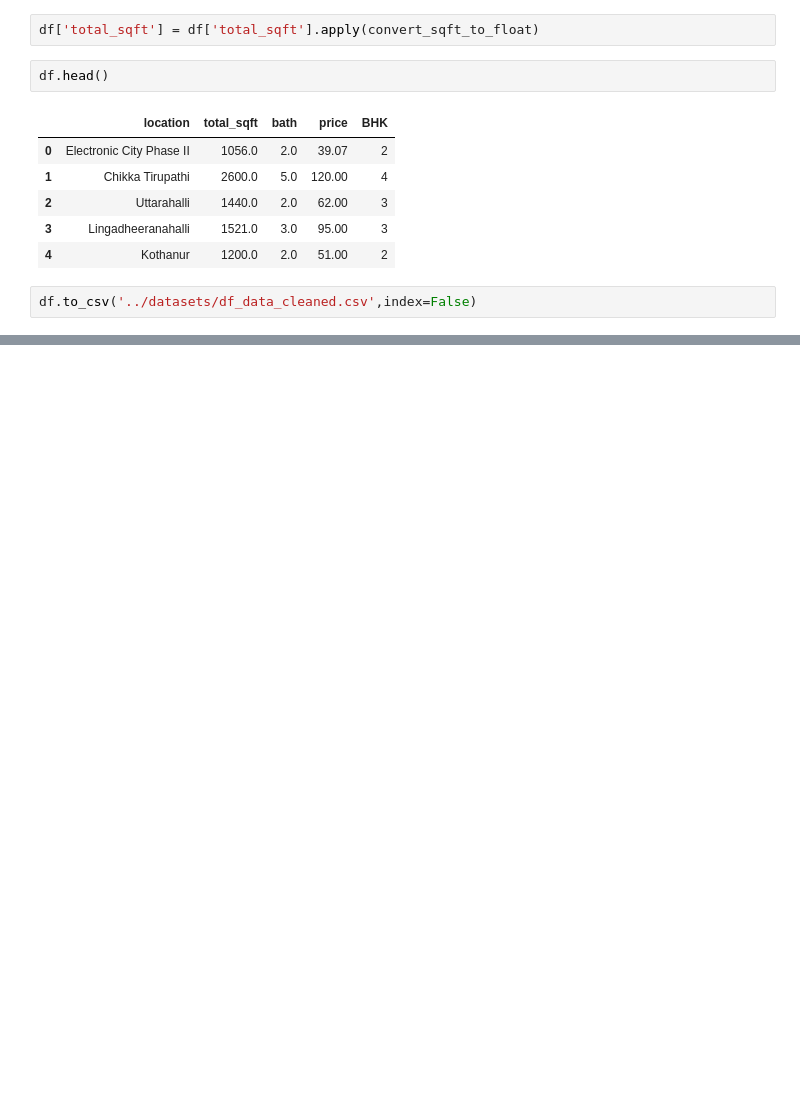
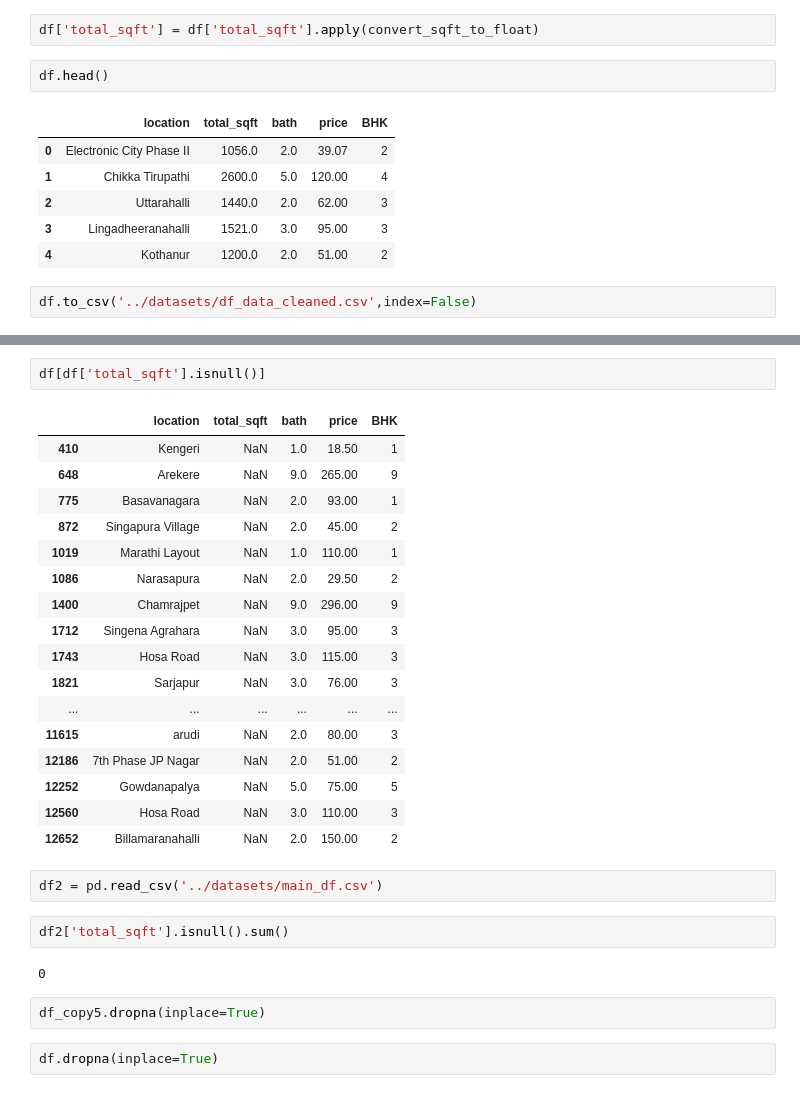
Before and after one commit to BKAPADIA04/Bangalore_House_Price_Prediction_Regression, a Jupyter notebook: code/data_cleaning.ipynb, the cells around one changed output, grey strips where cells are left out. Saved outputs shown, nothing was run; the diff lists cells and outputs as text; blank space fills up the shorter version.

```diff
--- a/code/data_cleaning.ipynb
+++ b/code/data_cleaning.ipynb
@@ -394,0 +399,30 @@ df.to_csv('../datasets/df_data_cleaned.csv',index=False)
+# %%
+df[df['total_sqft'].isnull()]
+# %% [output]
+|  | location | total_sqft | bath | price | BHK |
+| 410 | Kengeri | NaN | 1.0 | 18.50 | 1 |
+| 648 | Arekere | NaN | 9.0 | 265.00 | 9 |
+| 775 | Basavanagara | NaN | 2.0 | 93.00 | 1 |
+| 872 | Singapura Village | NaN | 2.0 | 45.00 | 2 |
+| 1019 | Marathi Layout | NaN | 1.0 | 110.00 | 1 |
+| 1086 | Narasapura | NaN | 2.0 | 29.50 | 2 |
+| 1400 | Chamrajpet | NaN | 9.0 | 296.00 | 9 |
+| 1712 | Singena Agrahara | NaN | 3.0 | 95.00 | 3 |
+| 1743 | Hosa Road | NaN | 3.0 | 115.00 | 3 |
+| 1821 | Sarjapur | NaN | 3.0 | 76.00 | 3 |
+| ... | ... | ... | ... | ... | ... |
+| 11615 | arudi | NaN | 2.0 | 80.00 | 3 |
+| 12186 | 7th Phase JP Nagar | NaN | 2.0 | 51.00 | 2 |
+| 12252 | Gowdanapalya | NaN | 5.0 | 75.00 | 5 |
+| 12560 | Hosa Road | NaN | 3.0 | 110.00 | 3 |
+| 12652 | Billamaranahalli | NaN | 2.0 | 150.00 | 2 |
+# %%
+df2 = pd.read_csv('../datasets/main_df.csv')
+# %%
+df2['total_sqft'].isnull().sum()
+# %% [output]
+0
+# %%
+df_copy5.dropna(inplace=True)
+# %%
+df.dropna(inplace=True)
```
Also changed, not shown: parts of 7 cells of this notebook, 1 other file.
